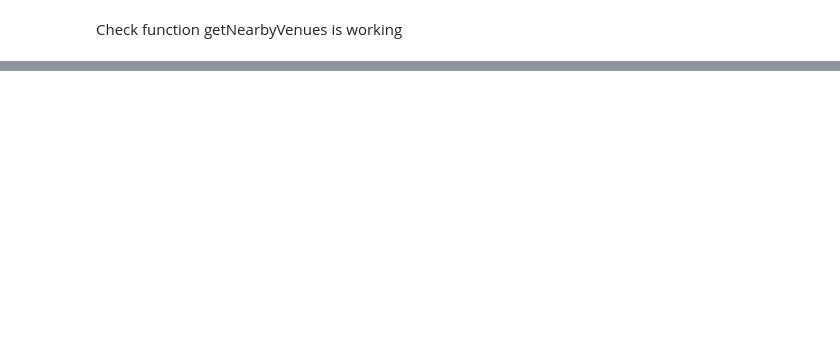
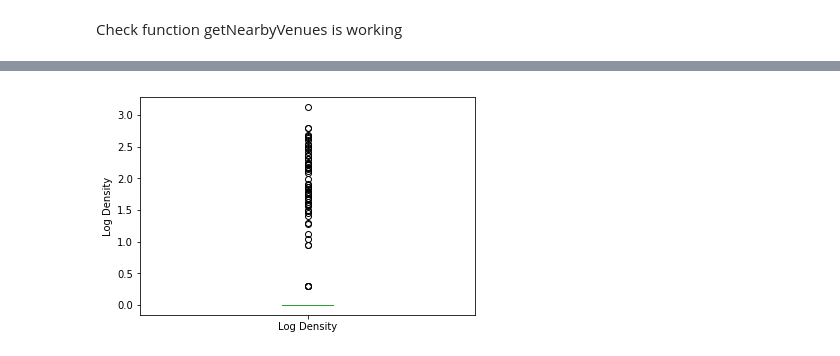
Before and after one commit to MattCommon/coursera-ibm-applied-data-science, a Jupyter notebook: Capstone Project.ipynb, the cells around one changed output, grey strips where cells are left out. Cells and saved outputs as stored; diff of their text form; code cells hidden in the pictures; blank space fills up the shorter version.

Commit message:
Change density function

```diff
--- a/Capstone Project.ipynb
+++ b/Capstone Project.ipynb
@@ -21,6 +22,7 @@ Get longitude and latitude of location
 # %%
 geolocator = Nominatim(user_agent="specify_your_app_name_here")
-location = geolocator.geocode("Rumbach Sebestyén u., Budapest, 1075 Hungary")
+#location = geolocator.geocode("Rumbach Sebestyén u., Budapest, 1075 Hungary")
 #location = geolocator.geocode("Galley Ave, Toronto")
+location = geolocator.geocode("st dunstans st, canterbury uk")
 lat = location.latitude
 long = location.longitude
@@ -131,6 +131,6 @@ So for each venue we subtract the distance from the radius so that a venue in th
 # %%
-def targetDensity(venues, radius):
+def venueDensity(venues, radius):
     distances = []
-    [distances.append(radius/(v[2] + 1)) for v in venues if v[2] <= radius]
+    [distances.append(radius - v[2]) for v in venues if v[2] < radius]
     return np.sum(np.asarray(distances))
 # %%
@@ -144,7 +150,7 @@ ids = set()
 for (lt, lg) in g:
     print((lt, lg))
     venues = getNearbyVenues(lt, lg, tick * 1000, categoryId)
-    density = targetDensity(venues, tick * 1000)
+    density = venueDensity(venues, tick * 1000)
     targets.append((lt, lg, density))
     for (v_id, name, distance, category) in venues:
         ids.add(v_id)
@@ -163,4 +219,4 @@ plt.show()
 # %%
-targetsDf['Density Log'] = np.log10(targetsDf['Density'].values + 1)
+targetsDf['Log Density'] = np.log10(targetsDf['Density'].values + 1)
 # %%
 targetsDf.describe()
@@ -167,6 +233,8 @@ targetsDf.describe()
 # %%
-targetsDf.plot(y='Density Log', kind='box')
-plt.ylabel('Density Log')
+targetsDf.plot(y='Log Density', kind='box')
+plt.ylabel('Log Density')
 plt.show()
+# %% [output]
+[figure, added]
 # %%
 ids
```
Also changed, not shown: parts of 43 cells of this notebook.
